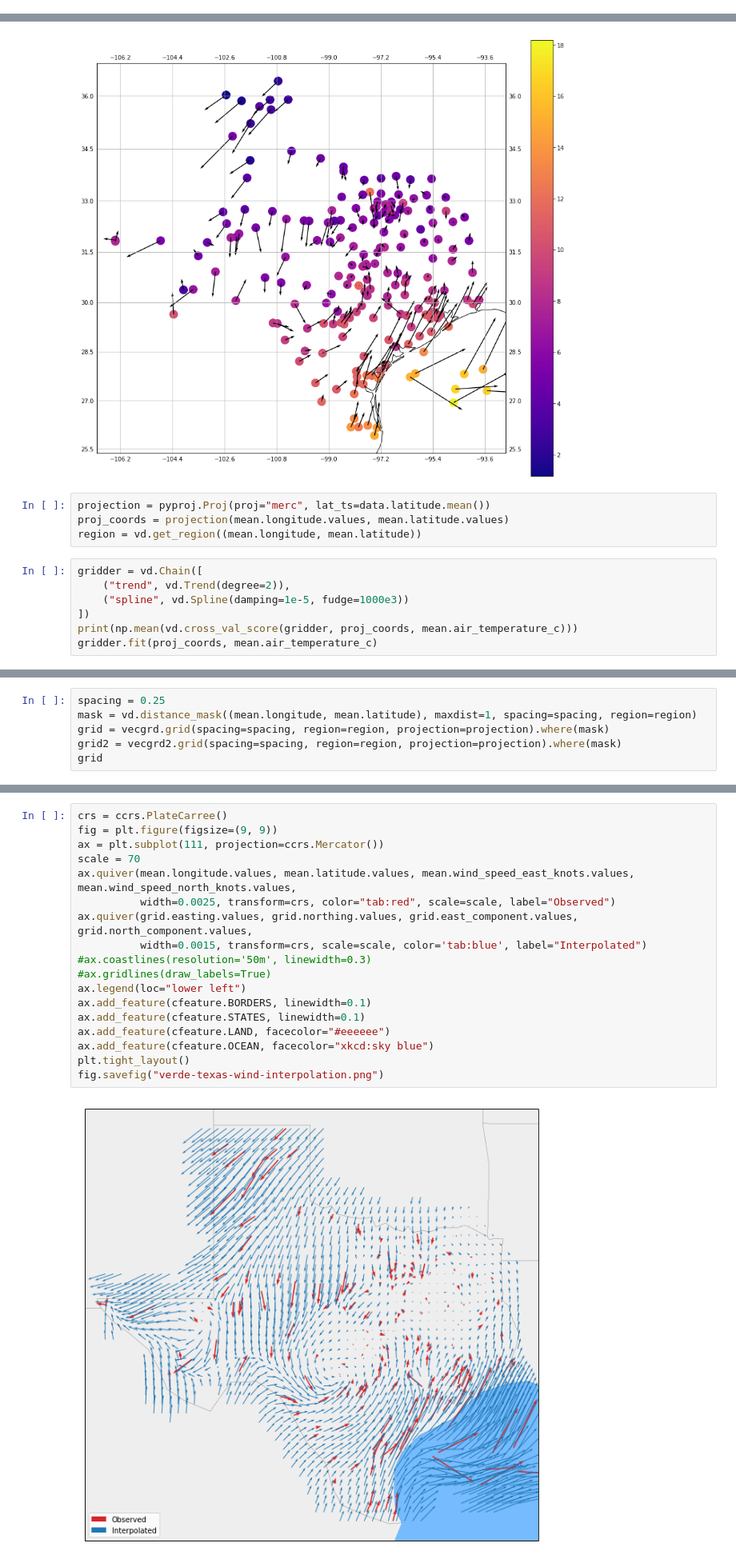
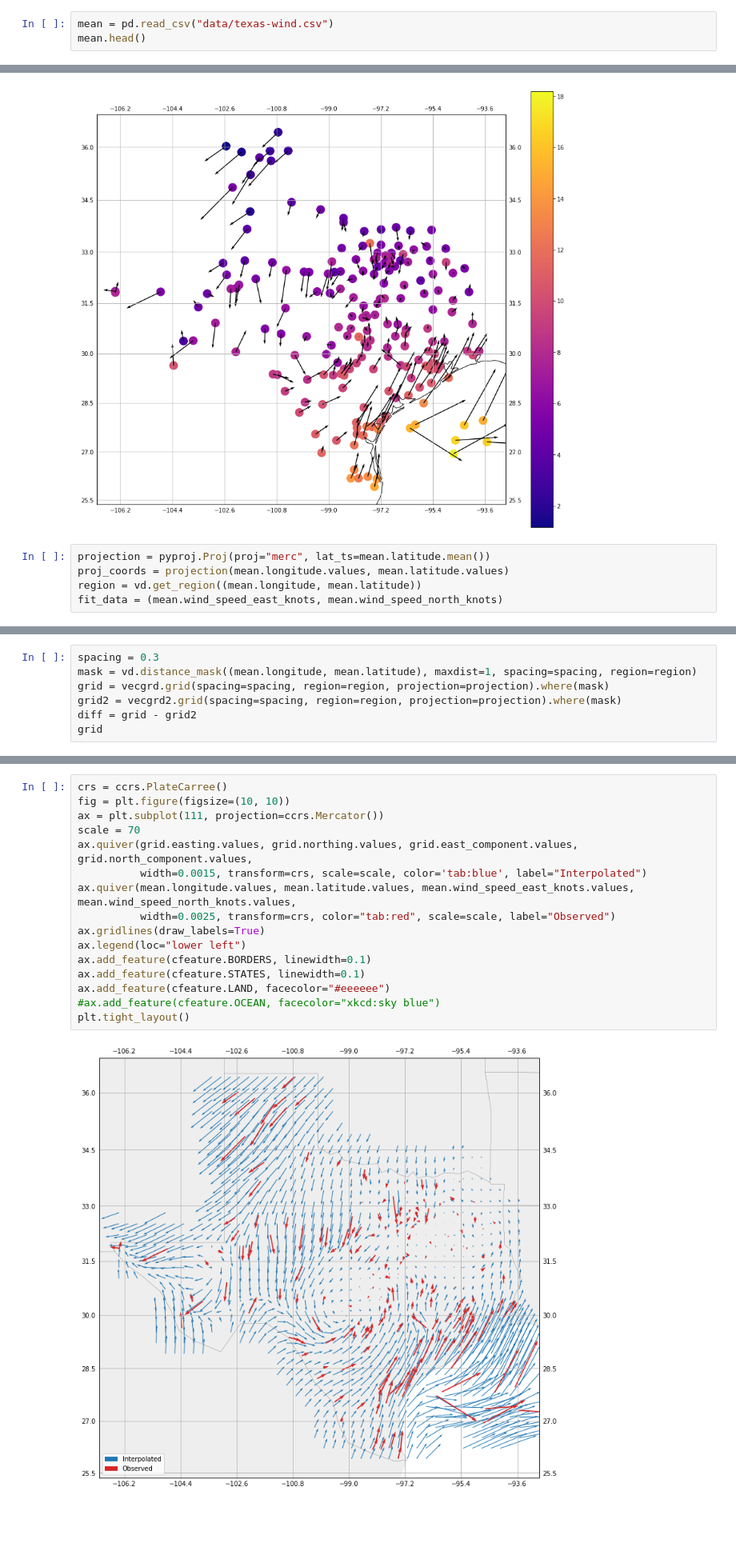
Before and after one commit to fatiando/verde, a Jupyter notebook: wind.ipynb, the cells around one changed output, grey strips where cells are left out. Shown at 80% size. Saved outputs shown, nothing was run; the diff lists cells and outputs as text; blank space fills up the shorter version.

```diff
--- a/wind.ipynb
+++ b/wind.ipynb
@@ -40,3 +26,6 @@ mean.head()
 # %%
 bla = mean.drop(columns=["wind_direction_north", "wind_speed_knots"])
 bla.to_csv("data/texas-wind.csv", index_label="station_id", compression=None)
+# %%
+mean = pd.read_csv("data/texas-wind.csv")
+mean.head()
@@ -55,13 +51,7 @@ ax.gridlines(draw_labels=True)
 <cartopy.mpl.gridliner.Gridliner at 0x...>
 [figure]
 # %%
-projection = pyproj.Proj(proj="merc", lat_ts=data.latitude.mean())
+projection = pyproj.Proj(proj="merc", lat_ts=mean.latitude.mean())
 proj_coords = projection(mean.longitude.values, mean.latitude.values)
 region = vd.get_region((mean.longitude, mean.latitude))
+fit_data = (mean.wind_speed_east_knots, mean.wind_speed_north_knots)
-# %%
-gridder = vd.Chain([
-    ("trend", vd.Trend(degree=2)),
-    ("spline", vd.Spline(damping=1e-5, fudge=1000e3))
-])
-print(np.mean(vd.cross_val_score(gridder, proj_coords, mean.air_temperature_c)))
-gridder.fit(proj_coords, mean.air_temperature_c)
@@ -122,8 +80,9 @@ Chain(steps=[('spline', Components(components=[ScipyGridder(extra_args=None, met
 # %%
-spacing = 0.25
+spacing = 0.3
 mask = vd.distance_mask((mean.longitude, mean.latitude), maxdist=1, spacing=spacing, region=region)
 grid = vecgrd.grid(spacing=spacing, region=region, projection=projection).where(mask)
 grid2 = vecgrd2.grid(spacing=spacing, region=region, projection=projection).where(mask)
+diff = grid - grid2
 grid
 # %% [output]
 <xarray.Dataset>
@@ -138,21 +97,19 @@ Attributes:
     metadata:  Generated by Chain(steps=[('trend', Components(components=[Tre...
 # %%
 crs = ccrs.PlateCarree()
-fig = plt.figure(figsize=(9, 9))
+fig = plt.figure(figsize=(10, 10))
 ax = plt.subplot(111, projection=ccrs.Mercator())
 scale = 70
+ax.quiver(grid.easting.values, grid.northing.values, grid.east_component.values, grid.north_component.values,
+          width=0.0015, transform=crs, scale=scale, color='tab:blue', label="Interpolated")
 ax.quiver(mean.longitude.values, mean.latitude.values, mean.wind_speed_east_knots.values, mean.wind_speed_north_knots.values,
           width=0.0025, transform=crs, color="tab:red", scale=scale, label="Observed")
-ax.quiver(grid.easting.values, grid.northing.values, grid.east_component.values, grid.north_component.values,
-          width=0.0015, transform=crs, scale=scale, color='tab:blue', label="Interpolated")
-#ax.coastlines(resolution='50m', linewidth=0.3)
-#ax.gridlines(draw_labels=True)
+ax.gridlines(draw_labels=True)
 ax.legend(loc="lower left")
 ax.add_feature(cfeature.BORDERS, linewidth=0.1)
 ax.add_feature(cfeature.STATES, linewidth=0.1)
 ax.add_feature(cfeature.LAND, facecolor="#eeeeee")
-ax.add_feature(cfeature.OCEAN, facecolor="xkcd:sky blue")
+#ax.add_feature(cfeature.OCEAN, facecolor="xkcd:sky blue")
 plt.tight_layout()
-fig.savefig("verde-texas-wind-interpolation.png")
 # %% [output]
-[figure, old version]
+[figure, new version]
```
Also changed, not shown: parts of 14 cells of this notebook.
